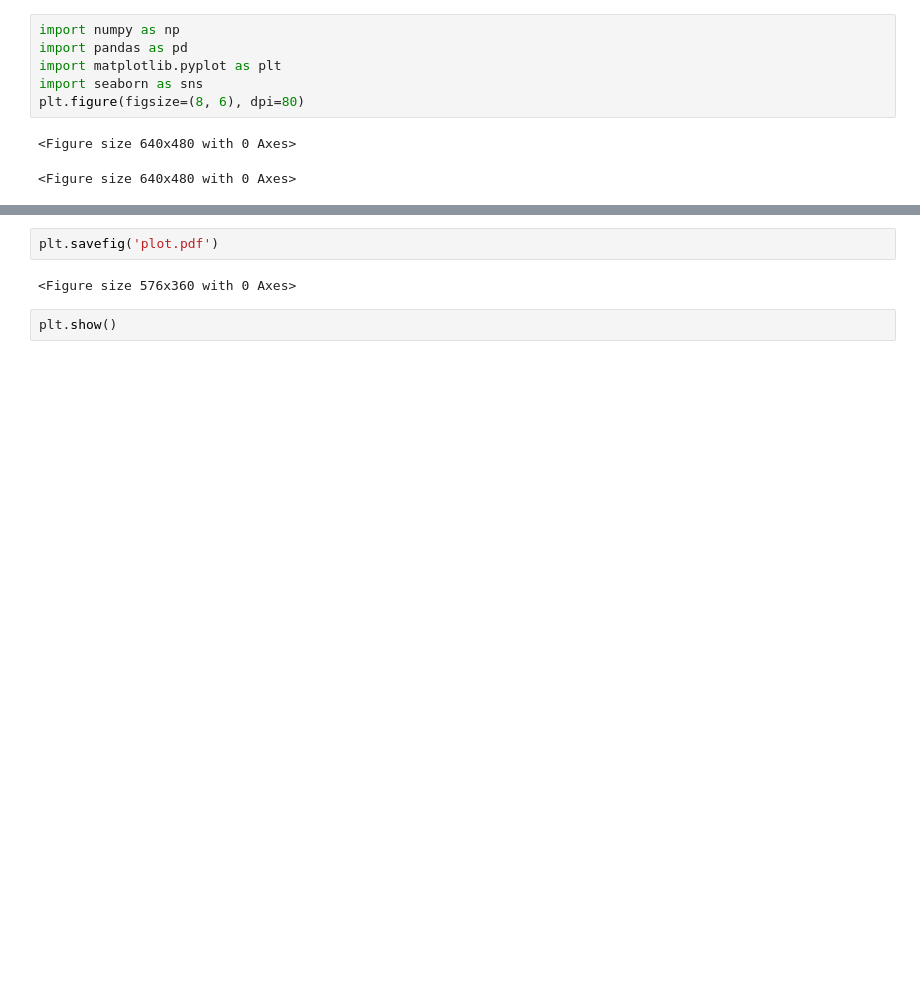
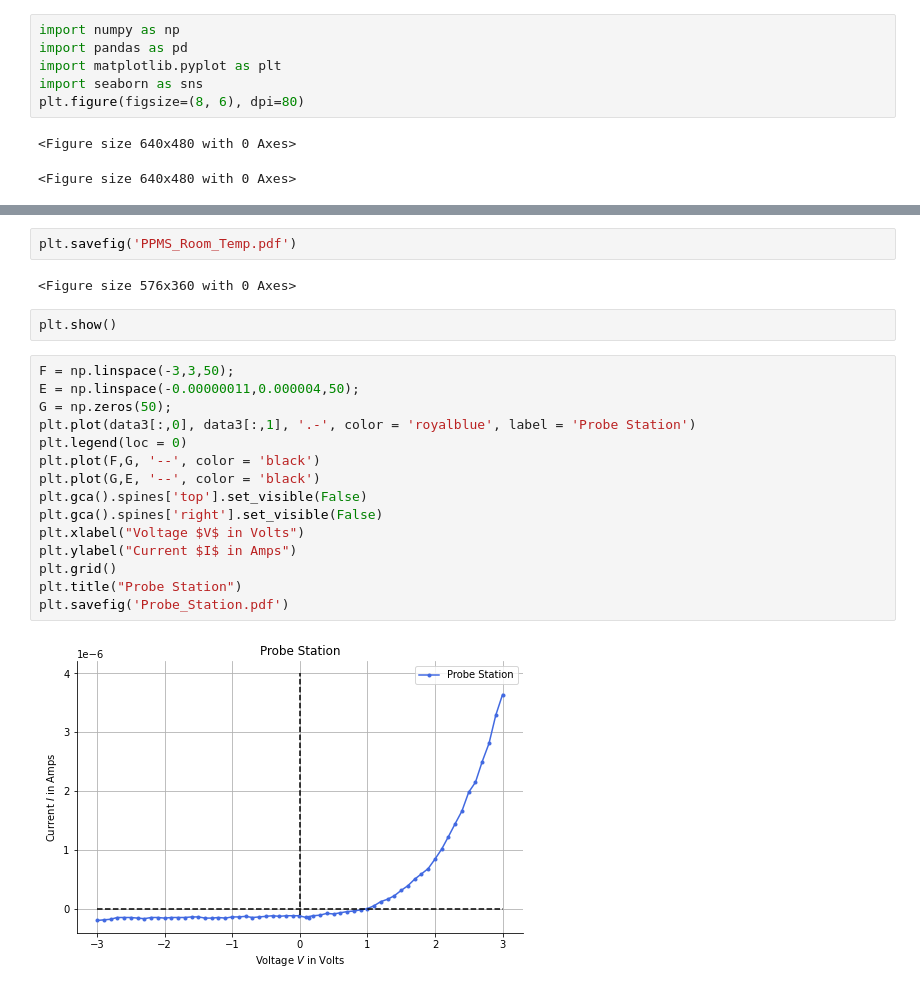
Before and after one commit to thevinhtran/547_Experimental, a Jupyter notebook: Plots/547 Plotting.ipynb, the cells around one changed output, grey strips where cells are left out. Saved outputs shown, nothing was run; the diff lists cells and outputs as text; blank space fills up the shorter version.

```diff
--- a/Plots/547 Plotting.ipynb
+++ b/Plots/547 Plotting.ipynb
@@ -35,6 +55,23 @@ plt.savefig('plot-2.pdf')
 # %%
-plt.savefig('plot.pdf')
+plt.savefig('PPMS_Room_Temp.pdf')
 # %% [output]
 <Figure size 576x360 with 0 Axes>
 # %%
 plt.show()
+# %%
+F = np.linspace(-3,3,50);
+E = np.linspace(-0.00000011,0.000004,50);
+G = np.zeros(50);
+plt.plot(data3[:,0], data3[:,1], '.-', color = 'royalblue', label = 'Probe Station')
+plt.legend(loc = 0)
+plt.plot(F,G, '--', color = 'black')
+plt.plot(G,E, '--', color = 'black')
+plt.gca().spines['top'].set_visible(False)
+plt.gca().spines['right'].set_visible(False)
+plt.xlabel("Voltage $V$ in Volts")
+plt.ylabel("Current $I$ in Amps")
+plt.grid()
+plt.title("Probe Station")
+plt.savefig('Probe_Station.pdf')
+# %% [output]
+[figure, added]
```
Also changed, not shown: parts of 3 cells of this notebook.
